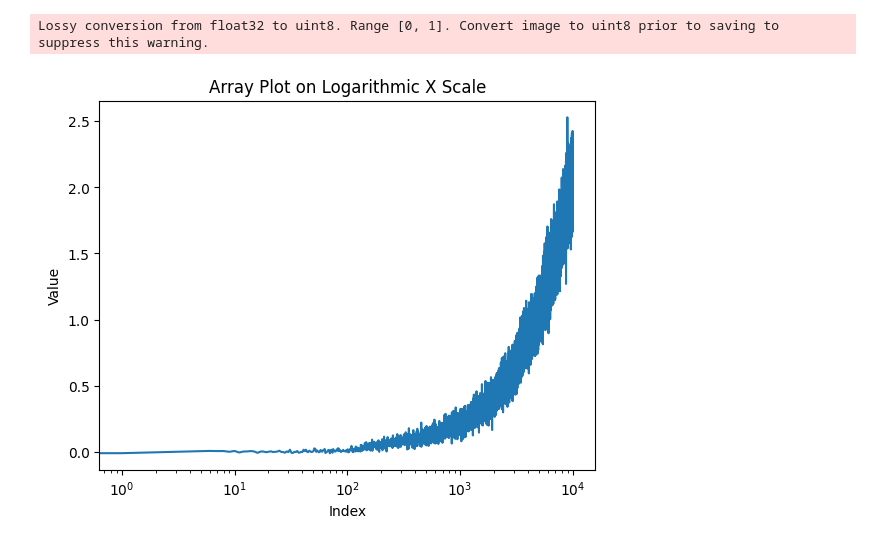
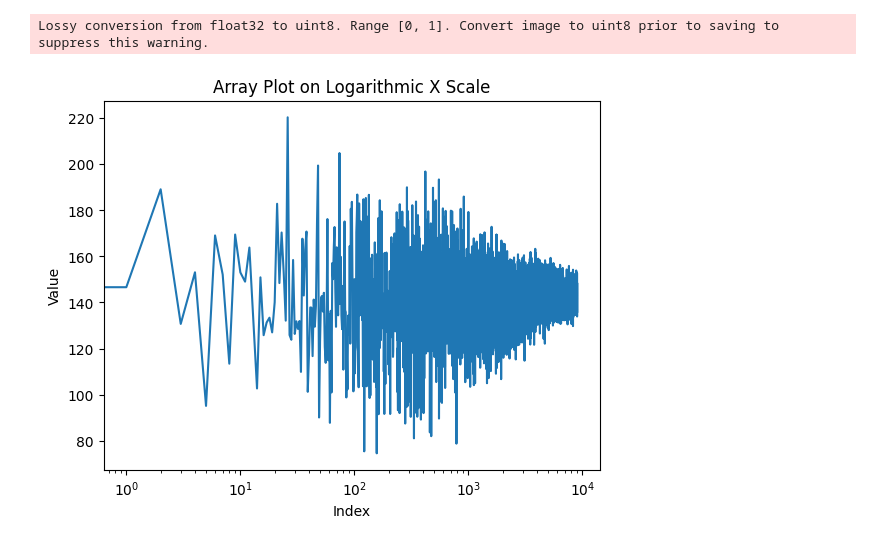
Before and after one commit to papjey/AO_model, a Jupyter notebook: Model/test.ipynb, the cells around one changed output. Saved outputs shown, nothing was run; the diff lists cells and outputs as text; code cells hidden in the pictures.

```diff
--- a/Model/test.ipynb
+++ b/Model/test.ipynb
@@ -552,11 +621,11 @@ detector_example_1 = NoisyDetector(detector_grid=focal_grid, include_photon_nois
 
 T = 0
 t = 0.001
-for i in range(100):
+for i in range(1000):
     T += 0.001
     detector_example_1.integrate(focal_wavefront_flat, t)
 
-measurement = detector_example_1.read_out(reset=True)
+measurement = detector_example_1.read_out(final_frame=True)
 
 plt.figure()
 imshow_field(measurement,  grid_units=0.5e-6)
@@ -680,0 +835,9 @@ with open('atmosphere_modes.pkl', 'rb') as file:
+# %%
+# multiple average matrix
+length = len(focal_plane_history_loaded)
+multiples = np.arange(1, length+1, 100, dtype=int) # make it courser to speed up the process, increase each by 10
+number_of_strides = ((length - multiples)/100).astype(int) # determines the confidence of variance
+cost_matrix_0 = np.zeros((number_of_strides[0], multiples[-1]))
+strehl_matrix_0 =  cost_matrix_0.copy()
+
+frame_interval = 0.001  # Time interval between frames
@@ -680,0 +891,18 @@ with open('atmosphere_modes.pkl', 'rb') as file:
+# %%
+
+fig, ax = plt.subplots()
+ax.plot(plotting_stride[1:38], cost_variance[1:38], label='Cost Variance')#, marker='o')
+# ax.plot(plotting_stride[1:38], strehl_variance[1:38], label='Strehl Variance')#, marker='x')
+
+# Setting the x-axis to logarithmic scale
+ax.set_xscale('log')
+ax.set_yscale('log')
+ax.set_xlim(0.1, 10)
+ax.grid(True, which="both")
+# Adding labels and title
+ax.set_xlabel('Averaging time [s]')
+ax.set_ylabel('Variance [a.u.]')
+ax.set_title('Allan variance')
+ax.legend()
+
+plt.show()
@@ -681,16 +911,9 @@ with open('atmosphere_modes.pkl', 'rb') as file:
 # %%
 # Parameters
-num_frames = 10000
+num_frames = 10 # Number of frames to generate
 frame_interval = 0.001  # Time interval between frames
 
-flatfield = 0 # 5% flat field error
-darkcurrentrate = 0.00025 # electrons per second per pixel https://thinklucid.com/product/atlas-12-mp-imx253/
-readnoise = 0.5 # rms electrons per read out, temporal dark noise https://thinklucid.com/product/atlas-12-mp-imx253/
-photonnoise = True # Poisson noise
 wf = pupil_wavefront_flat
-
-detector = NoisyDetector(detector_grid=focal_grid, include_photon_noise=photonnoise,
-                                   flat_field=flatfield, dark_current_rate=darkcurrentrate, read_noise=readnoise)
 
 star_power = get_star_power()
 frame_gen = Frame_Generator(detector, star_power, prop, strehl_ref)
@@ -704,8 +927,6 @@ Cost_history = []
 # Create a video writer instance
 with get_writer('output_video_keck_layers_with_noise.mp4', fps=1000) as writer:
     for frame in tqdm(range(num_frames), desc='Generating Frames'):  # tqdm wrapper around the loop
-
-        # fig, ax = plt.subplots()
 
         t = frame * frame_interval
         atmo_phase, system_phase, psf, metric_val, strehl = frame_gen.generate_frame(t, wf, aperture, atmosphere,
@@ -728,7 +949,6 @@ with get_writer('output_video_keck_layers_with_noise.mp4', fps=1000) as writer:
         plt.close(fig)
         fig.clear()
 
-
         # Add frame to video
         writer.append_data(plt.imread(path_to_save.format(frame)))
 
@@ -746,10 +966,10 @@ Resetting detector
 Lossy conversion from float32 to uint8. Range [0, 1]. Convert image to uint8 prior to saving to suppress this warning.
 # %%
 
-plt.semilogx(Strehl_history)
+plt.semilogx(Cost_history[1000:9999])
 plt.xlabel('Index')
 plt.ylabel('Value')
 plt.title('Array Plot on Logarithmic X Scale')
 plt.show()
 # %% [output]
-[figure, old version]
+[figure, new version]
```
Also changed, not shown: parts of 20 cells of this notebook, 14 other files.
